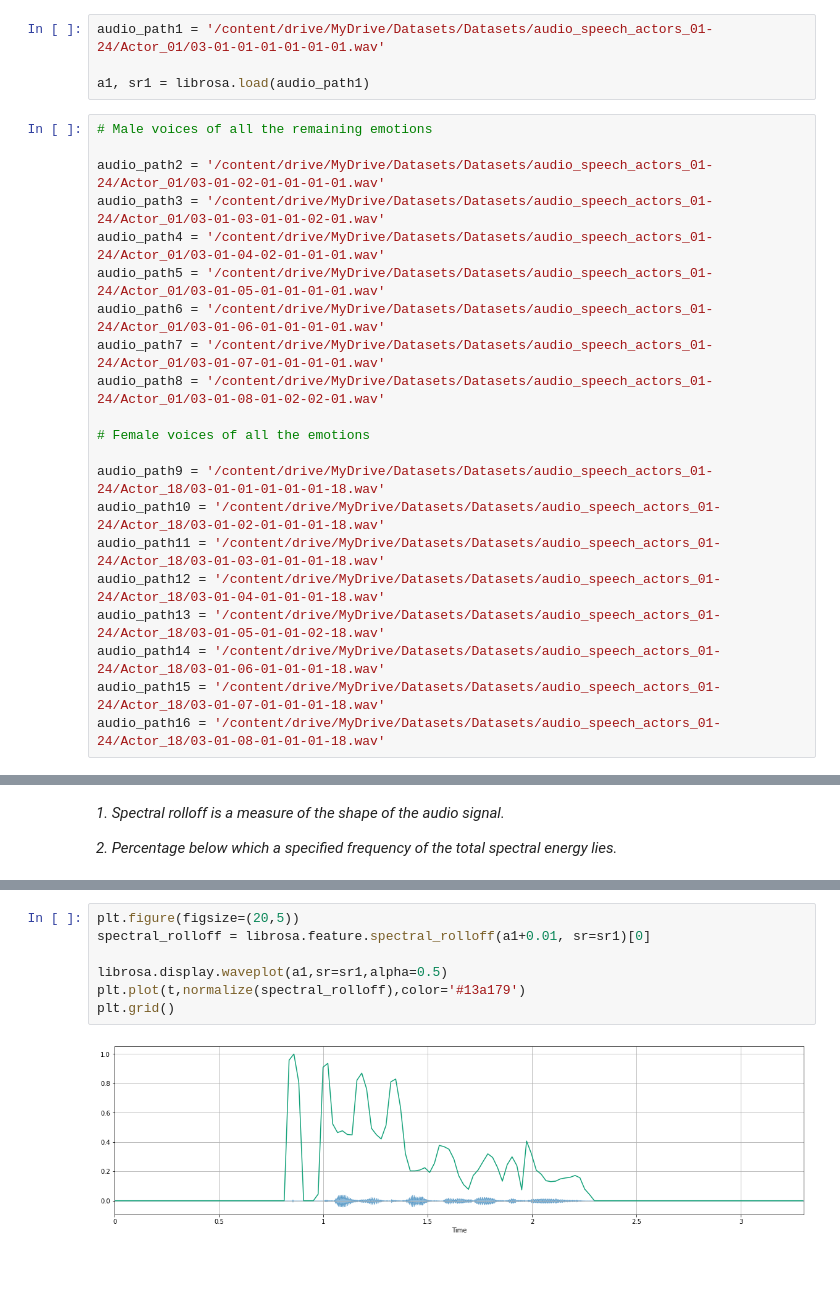
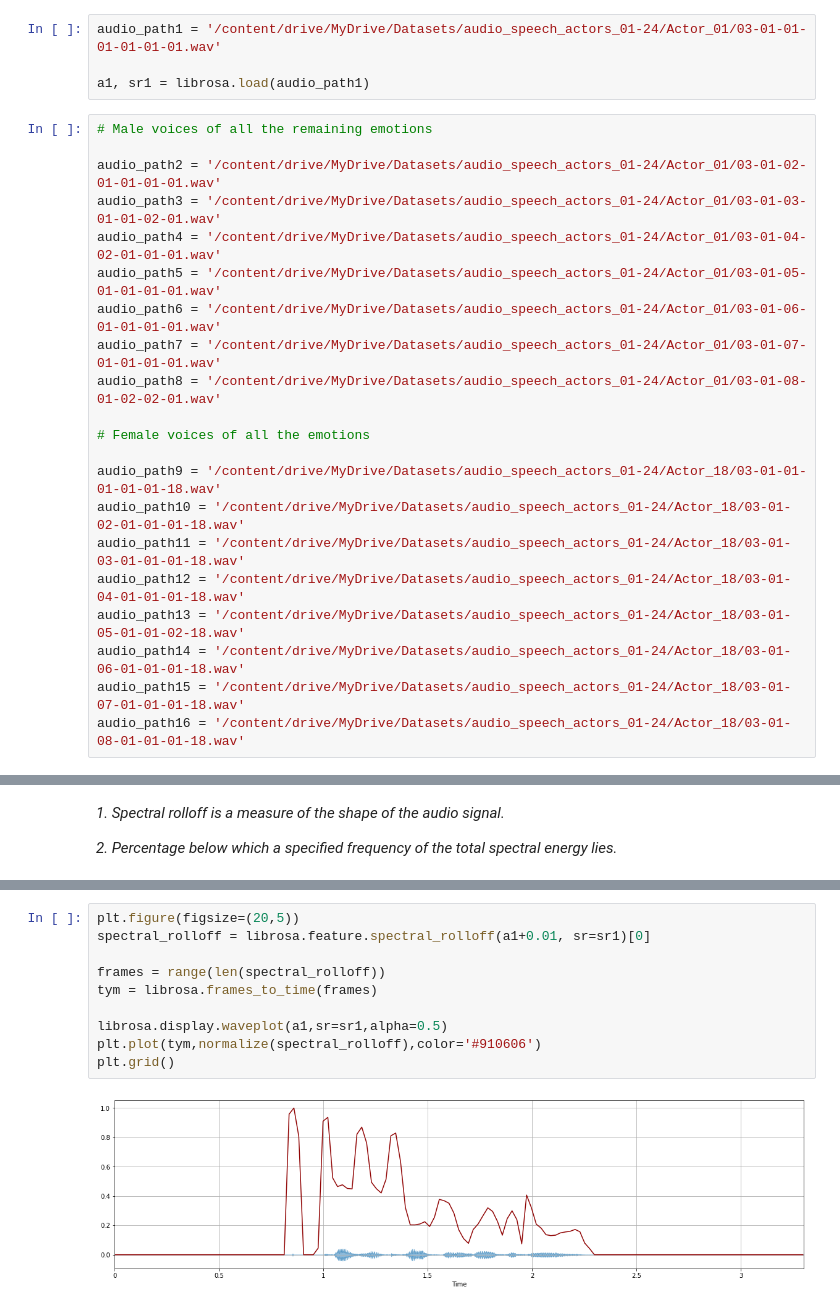
Before and after one commit to pragmatic-philosopher09/Audio-Emotion-Analyzer-Through-Deep-Learning, a Jupyter notebook: Phase_2_Data_Visualization_[Plotting_Spectogram_+_Waveforms].ipynb, the cells around one changed output, grey strips where cells are left out. Drawn from its saved outputs; the diff is of its cells as text; blank space fills up the shorter version.

```diff
--- a/Phase_2_Data_Visualization_[Plotting_Spectogram_+_Waveforms].ipynb
+++ b/Phase_2_Data_Visualization_[Plotting_Spectogram_+_Waveforms].ipynb
@@ -70,28 +65,28 @@ NameError: ignored
 # %%
-audio_path1 = '/content/drive/MyDrive/Datasets/Datasets/audio_speech_actors_01-24/Actor_01/03-01-01-01-01-01-01.wav'
+audio_path1 = '/content/drive/MyDrive/Datasets/audio_speech_actors_01-24/Actor_01/03-01-01-01-01-01-01.wav'
 
 a1, sr1 = librosa.load(audio_path1)
 # %%
 # Male voices of all the remaining emotions
 
-audio_path2 = '/content/drive/MyDrive/Datasets/Datasets/audio_speech_actors_01-24/Actor_01/03-01-02-01-01-01-01.wav'
-audio_path3 = '/content/drive/MyDrive/Datasets/Datasets/audio_speech_actors_01-24/Actor_01/03-01-03-01-01-02-01.wav'
-audio_path4 = '/content/drive/MyDrive/Datasets/Datasets/audio_speech_actors_01-24/Actor_01/03-01-04-02-01-01-01.wav'
-audio_path5 = '/content/drive/MyDrive/Datasets/Datasets/audio_speech_actors_01-24/Actor_01/03-01-05-01-01-01-01.wav'
-audio_path6 = '/content/drive/MyDrive/Datasets/Datasets/audio_speech_actors_01-24/Actor_01/03-01-06-01-01-01-01.wav'
-audio_path7 = '/content/drive/MyDrive/Datasets/Datasets/audio_speech_actors_01-24/Actor_01/03-01-07-01-01-01-01.wav'
-audio_path8 = '/content/drive/MyDrive/Datasets/Datasets/audio_speech_actors_01-24/Actor_01/03-01-08-01-02-02-01.wav'
+audio_path2 = '/content/drive/MyDrive/Datasets/audio_speech_actors_01-24/Actor_01/03-01-02-01-01-01-01.wav'
+audio_path3 = '/content/drive/MyDrive/Datasets/audio_speech_actors_01-24/Actor_01/03-01-03-01-01-02-01.wav'
+audio_path4 = '/content/drive/MyDrive/Datasets/audio_speech_actors_01-24/Actor_01/03-01-04-02-01-01-01.wav'
+audio_path5 = '/content/drive/MyDrive/Datasets/audio_speech_actors_01-24/Actor_01/03-01-05-01-01-01-01.wav'
+audio_path6 = '/content/drive/MyDrive/Datasets/audio_speech_actors_01-24/Actor_01/03-01-06-01-01-01-01.wav'
+audio_path7 = '/content/drive/MyDrive/Datasets/audio_speech_actors_01-24/Actor_01/03-01-07-01-01-01-01.wav'
+audio_path8 = '/content/drive/MyDrive/Datasets/audio_speech_actors_01-24/Actor_01/03-01-08-01-02-02-01.wav'
 
 # Female voices of all the emotions
 
-audio_path9 = '/content/drive/MyDrive/Datasets/Datasets/audio_speech_actors_01-24/Actor_18/03-01-01-01-01-01-18.wav'
-audio_path10 = '/content/drive/MyDrive/Datasets/Datasets/audio_speech_actors_01-24/Actor_18/03-01-02-01-01-01-18.wav'
-audio_path11 = '/content/drive/MyDrive/Datasets/Datasets/audio_speech_actors_01-24/Actor_18/03-01-03-01-01-01-18.wav'
-audio_path12 = '/content/drive/MyDrive/Datasets/Datasets/audio_speech_actors_01-24/Actor_18/03-01-04-01-01-01-18.wav'
-audio_path13 = '/content/drive/MyDrive/Datasets/Datasets/audio_speech_actors_01-24/Actor_18/03-01-05-01-01-02-18.wav'
-audio_path14 = '/content/drive/MyDrive/Datasets/Datasets/audio_speech_actors_01-24/Actor_18/03-01-06-01-01-01-18.wav'
-audio_path15 = '/content/drive/MyDrive/Datasets/Datasets/audio_speech_actors_01-24/Actor_18/03-01-07-01-01-01-18.wav'
-audio_path16 = '/content/drive/MyDrive/Datasets/Datasets/audio_speech_actors_01-24/Actor_18/03-01-08-01-01-01-18.wav'
+audio_path9 = '/content/drive/MyDrive/Datasets/audio_speech_actors_01-24/Actor_18/03-01-01-01-01-01-18.wav'
+audio_path10 = '/content/drive/MyDrive/Datasets/audio_speech_actors_01-24/Actor_18/03-01-02-01-01-01-18.wav'
+audio_path11 = '/content/drive/MyDrive/Datasets/audio_speech_actors_01-24/Actor_18/03-01-03-01-01-01-18.wav'
+audio_path12 = '/content/drive/MyDrive/Datasets/audio_speech_actors_01-24/Actor_18/03-01-04-01-01-01-18.wav'
+audio_path13 = '/content/drive/MyDrive/Datasets/audio_speech_actors_01-24/Actor_18/03-01-05-01-01-02-18.wav'
+audio_path14 = '/content/drive/MyDrive/Datasets/audio_speech_actors_01-24/Actor_18/03-01-06-01-01-01-18.wav'
+audio_path15 = '/content/drive/MyDrive/Datasets/audio_speech_actors_01-24/Actor_18/03-01-07-01-01-01-18.wav'
+audio_path16 = '/content/drive/MyDrive/Datasets/audio_speech_actors_01-24/Actor_18/03-01-08-01-01-01-18.wav'
 # %%
 a2, sr2 = librosa.load(audio_path2)
 a3, sr3 = librosa.load(audio_path3)
@@ -477,9 +474,12 @@ plt.plot(t, normalize(spectral_centroids16), color='#12a5b5')
 # %%
 plt.figure(figsize=(20,5))
 spectral_rolloff = librosa.feature.spectral_rolloff(a1+0.01, sr=sr1)[0]
 
+frames = range(len(spectral_rolloff))
+tym = librosa.frames_to_time(frames)
+
 librosa.display.waveplot(a1,sr=sr1,alpha=0.5)
-plt.plot(t,normalize(spectral_rolloff),color='#13a179')
+plt.plot(tym,normalize(spectral_rolloff),color='#910606')
 plt.grid()
 # %% [output]
-[figure, old version]
+[figure, new version]
```
Also changed, not shown: parts of 15 cells of this notebook.
